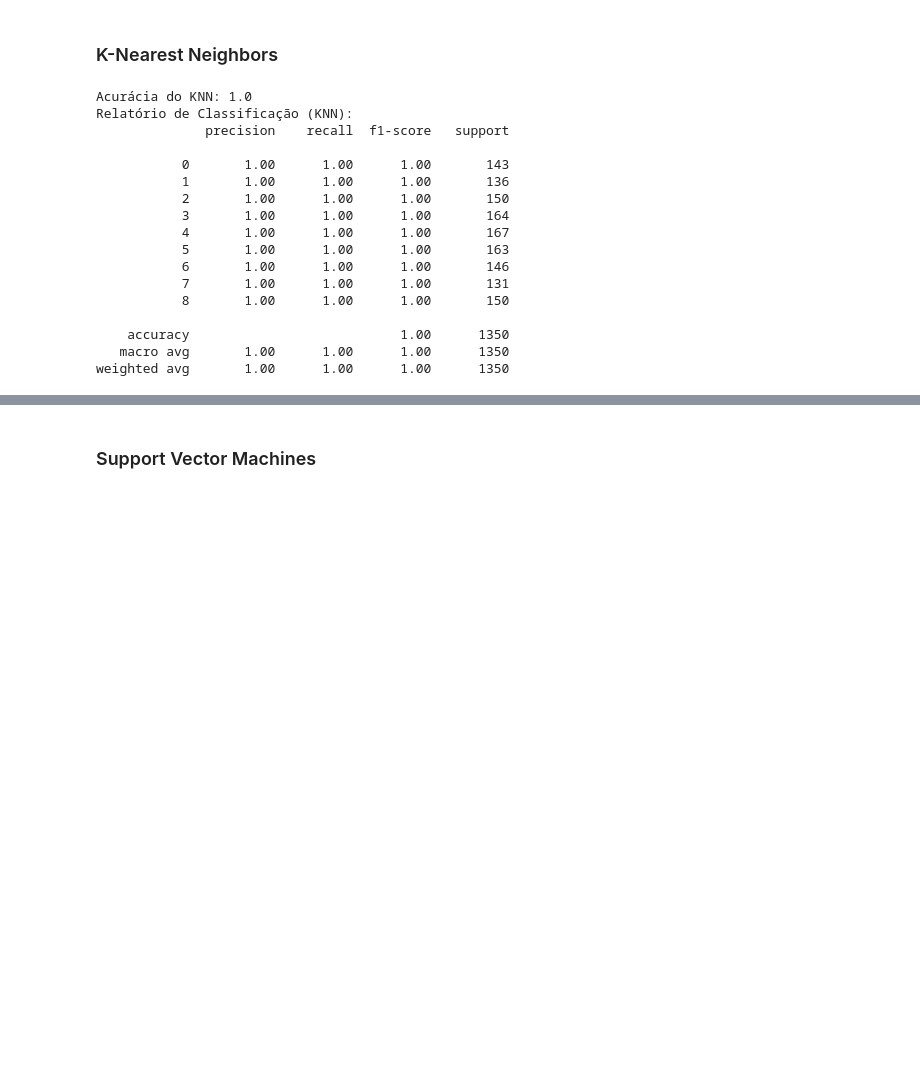
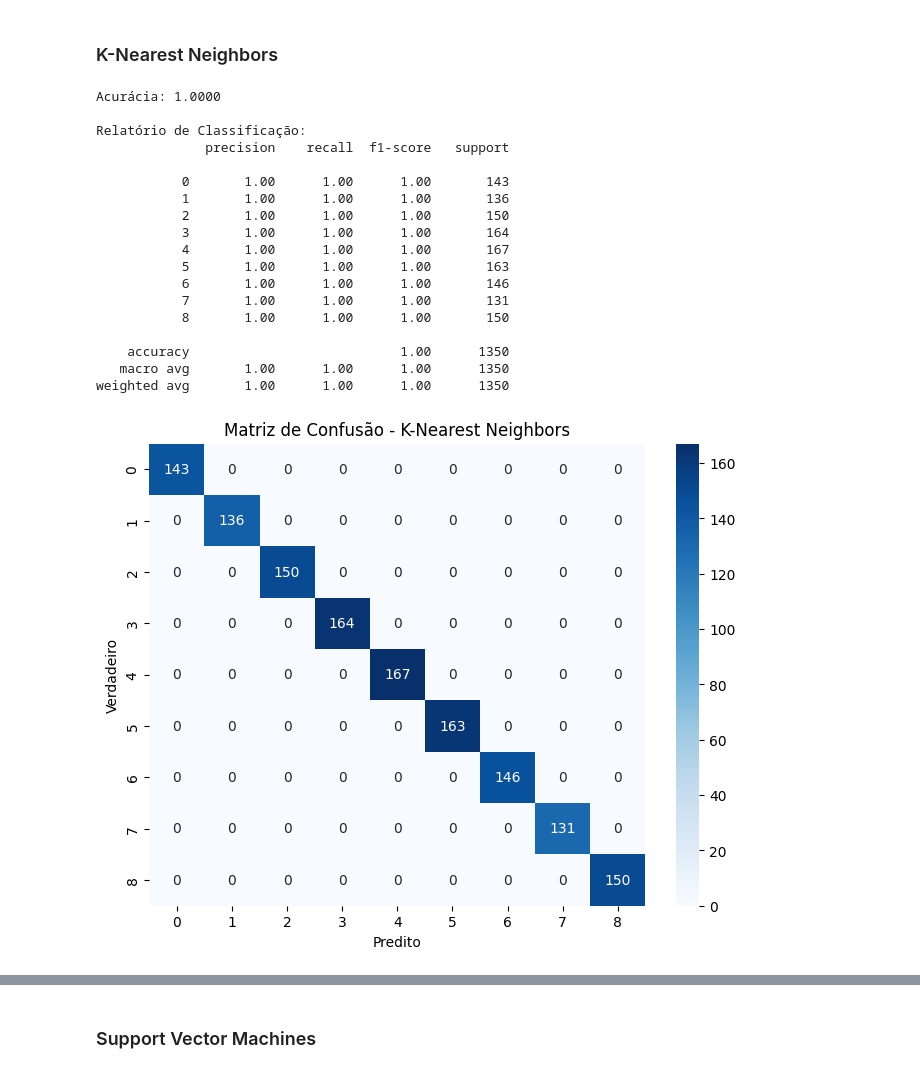
Before and after one commit to jonnathann/portifolio_ra, a Jupyter notebook: notebooks/build_chatbot_traditional_technics.ipynb, the cells around one changed output, grey strips where cells are left out. Drawn from its saved outputs; the diff is of its cells as text; code cells hidden in the pictures; blank space fills up the shorter version.

```diff
--- a/notebooks/build_chatbot_traditional_technics.ipynb
+++ b/notebooks/build_chatbot_traditional_technics.ipynb
@@ -348,35 +358,29 @@ weighted avg       1.00      1.00      1.00      1350
 # %%
 # Criar o modelo KNN
 knn = KNeighborsClassifier(n_neighbors=5)
 
 # Treinar o modelo
 knn.fit(X_train, y_train)
 
-# Fazer previsões
-y_pred_knn = knn.predict(X_test)
-
-# Calcular a acurácia
-acuracia_knn = accuracy_score(y_test, y_pred_knn)
-print(f'Acurácia do KNN: {acuracia_knn}')
-
-# Relatório de classificação
-print("Relatório de Classificação (KNN):")
-print(classification_report(y_test, y_pred_knn))
+# Avaliando desempenho do modelo
+evaluate_model(knn, X_test, y_test, titulo='K-Nearest Neighbors')
 # %% [output]
-Acurácia do KNN: 1.0
-Relatório de Classificação (KNN):
+Acurácia: 1.0000
+
+Relatório de Classificação:
               precision    recall  f1-score   support
 
            0       1.00      1.00      1.00       143
            1       1.00      1.00      1.00       136
            2       1.00      1.00      1.00       150
            3       1.00      1.00      1.00       164
            4       1.00      1.00      1.00       167
            5       1.00      1.00      1.00       163
            6       1.00      1.00      1.00       146
            7       1.00      1.00      1.00       131
            8       1.00      1.00      1.00       150
 
     accuracy                           1.00      1350
    macro avg       1.00      1.00      1.00      1350
 weighted avg       1.00      1.00      1.00      1350
+[figure, added]
```
Also changed, not shown: parts of 5 cells of this notebook.
